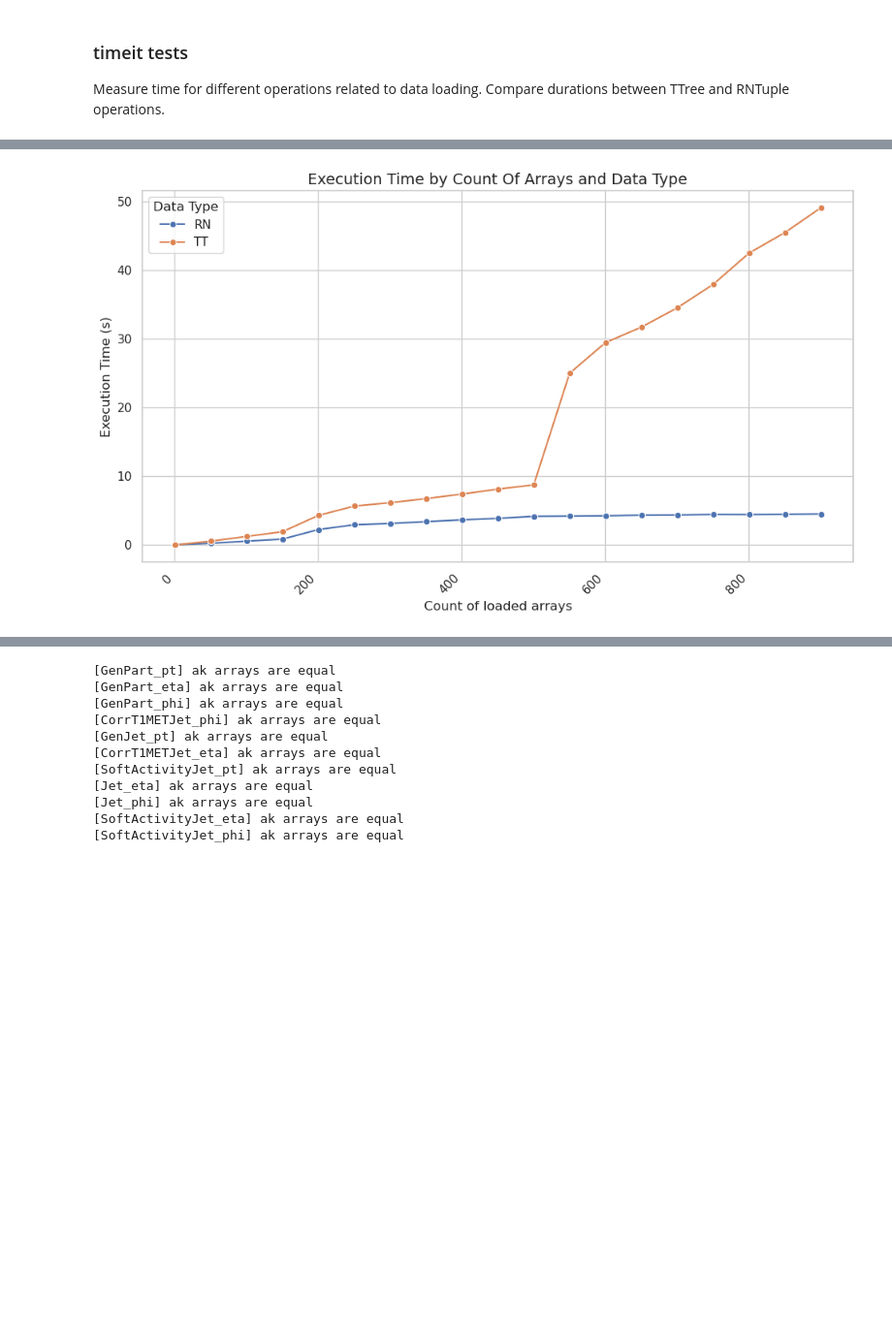
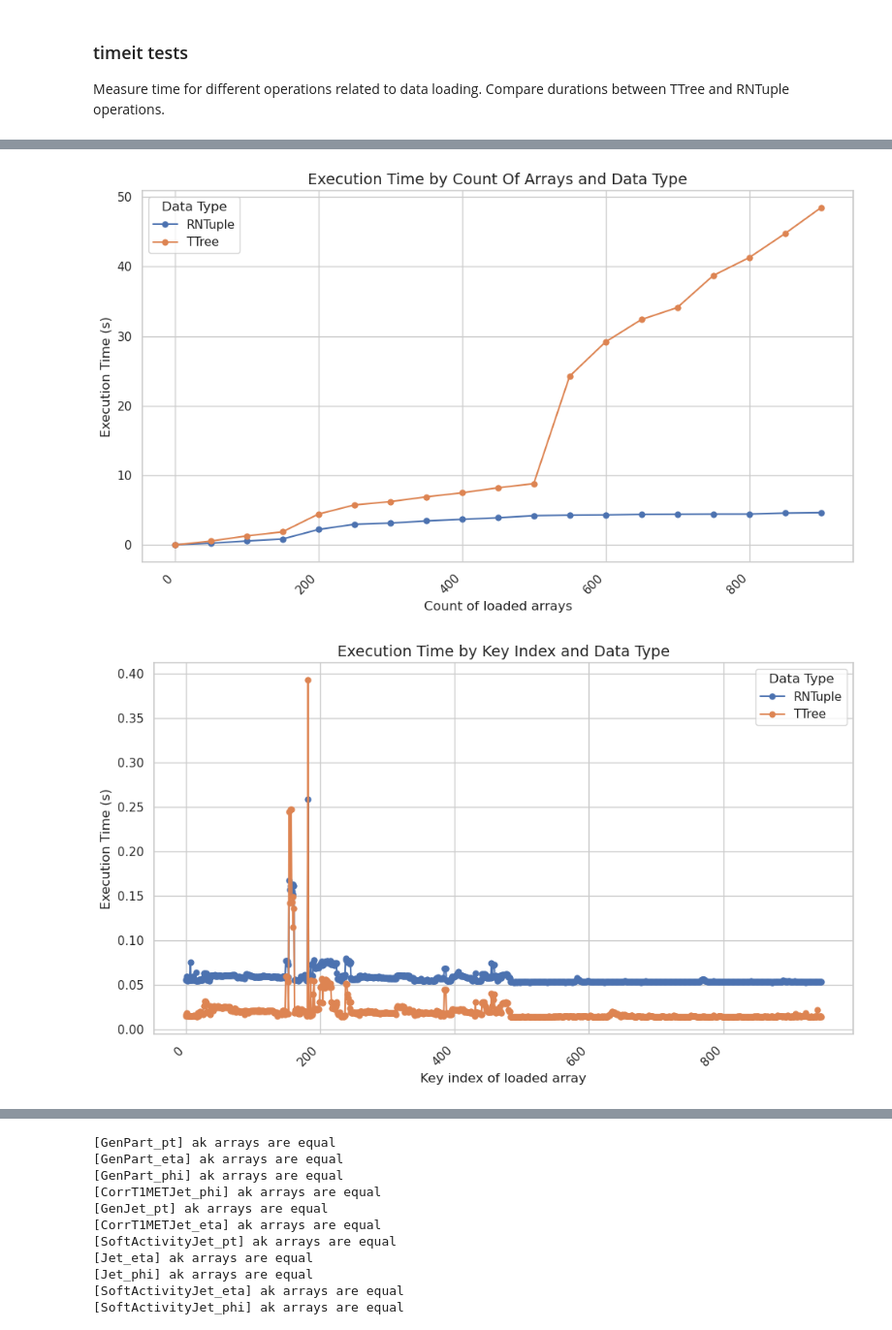
Before and after one commit to giedrius2020/calver-coffea-agc-demo, a Jupyter notebook: ttree_and_rntuple_comparison.ipynb, the cells around one changed output, grey strips where cells are left out. Shown: that part at 97% size. Cells and saved outputs as stored; diff of their text form; code cells hidden in the pictures; blank space fills up the shorter version.

Commit message:
Added performance graph for each array index

```diff
--- a/ttree_and_rntuple_comparison.ipynb
+++ b/ttree_and_rntuple_comparison.ipynb
@@ -168,16 +168,32 @@ def measure_increasing_key_count():
     print("Count of keys: ", len(all_keys))
 
     for data_type, file in all_files.items():
-        for i in range(1, len(all_keys), 50):
+        for i in range(0, len(all_keys), 50):
             time_taken = timeit.timeit(lambda: load_24_arrays_while_using_filter_name(events_dict[data_type], all_keys[:i]), number=1)
             times.append((i, data_type, f"load_{i}_arrays_while_using_filter_name", time_taken))
-        #     print(data_type, i)
+            # print(data_type, i, time_taken)
+        # print(data_type, "tests finished")
+    return format_test_results(times)
+
+def measure_array_loading_with_different_arrays():
+    # NOTE: two arrays always loaded instead of one, to have a workaround for the issue when RNTuple is much slower when loading only one array:
+    print("Starting to timeit loading arrays with increasing count: ")
+    times = []
+    all_keys = events_dict["TT"].keys()
+    print("Count of keys: ", len(all_keys))
+
+    for data_type, file in all_files.items():
+        for i in range(0, len(all_keys), 1):
+            time_taken = timeit.timeit(lambda: load_24_arrays_while_using_filter_name(events_dict[data_type], all_keys[i]), number=1)
+            times.append((i, data_type, f"load_{i}_arrays_while_using_filter_name", time_taken))
+            # print(data_type, i, time_taken)
         # print(data_type, "tests finished")
     return format_test_results(times)
 
 
 results_1 = start_all_performance_tests()
 results_2 = measure_increasing_key_count()
+results_3 = measure_array_loading_with_different_arrays()
 
 # Calculate the sum for each column (excluding 'func_name')
 sums = results_1[['RN', 'TT']].sum()
@@ -205,31 +223,42 @@ Comparison should be done with all arrays, but for demonstration purposes and ti
 # %%
-def plot_results(df_pivot):
+def plot_results(df, title, xlabel):
     # Set plot style
     sns.set(style="whitegrid")
 
     # Melt the DataFrame to a long format for seaborn
-    df_melted = df_pivot.melt(id_vars=['key_cnt'], var_name='Data Type', value_name='Time (s)')
+    df_melted = df.melt(id_vars=['key_cnt'], var_name='Data Type', value_name='Time (s)')
 
     # Create a line plot
     plt.figure(figsize=(10, 6))
-    sns.lineplot(x='key_cnt', y='Time (s)', hue='Data Type', marker='o', data=df_melted)
+    sns.lineplot(x='key_cnt', y='Time (s)', hue='Data Type', marker='o', markeredgewidth=0, data=df_melted)
 
     # Add labels and title
-    plt.xlabel('Count of loaded arrays', fontsize=12)
+    plt.xlabel(xlabel, fontsize=12)
     plt.ylabel('Execution Time (s)', fontsize=12)
-    plt.title('Execution Time by Count Of Arrays and Data Type', fontsize=14)
+    plt.title(title, fontsize=14)
 
     # Rotate x-axis labels for better readability
     plt.xticks(rotation=45, ha='right')
 
     # Show plot
     plt.tight_layout()
     plt.show()
 
 
-plot_results(results_2)
+# print(results_2)
+results_2.rename(columns={'RN': 'RNTuple', 'TT': 'TTree'}, inplace=True)
 
-results_1.to_csv('results_1.csv', index=True)
-results_2.to_csv('results_2.csv', index=True)
+results_3.rename(columns={'RN': 'RNTuple', 'TT': 'TTree'}, inplace=True)
+
+plot_results(df=results_2, title='Execution Time by Count Of Arrays and Data Type', xlabel='Count of loaded arrays')
+# NOTE: To prove that accumulation of execution time is negligible,
+plot_results(df=results_3, title='Execution Time by Key Index and Data Type', xlabel='Key index of loaded array')
+
+
+
+
+# results_1.to_csv('results_1.csv', index=True)
+# results_2.to_csv('results_2.csv', index=True)
 # %% [output]
-[figure, old version]
+[figure, new version]
+[figure, added]
```
Also changed, not shown: parts of 4 cells of this notebook, 1 other file.
